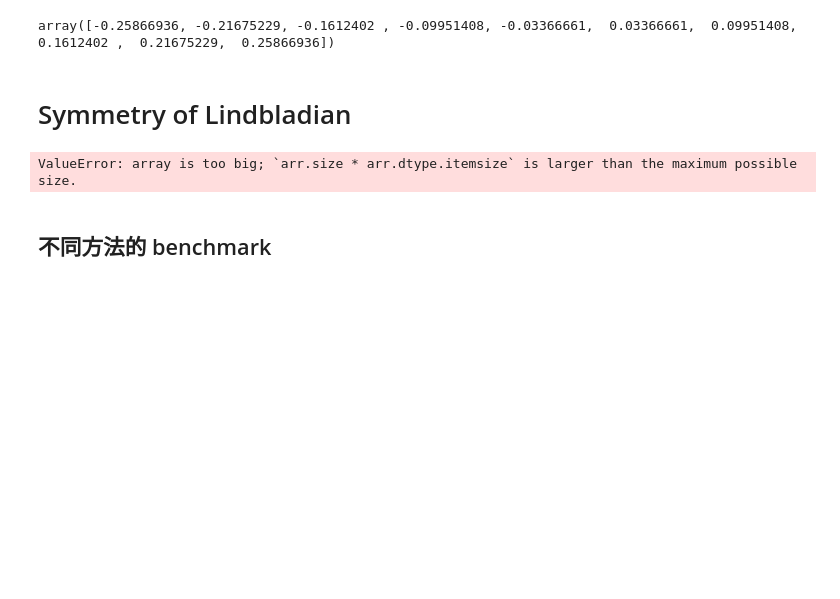
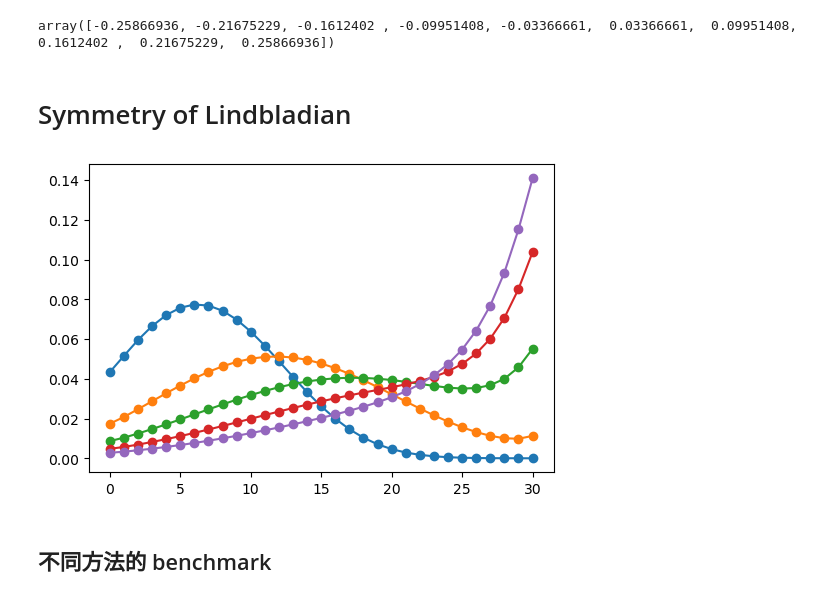
Before and after one commit to zhuhaodavid/quante, a Jupyter notebook: example/ed/evolve.ipynb, the cells around one changed output. Cells and saved outputs as stored; diff of their text form; code cells hidden in the pictures; blank space fills up the shorter version.

```diff
--- a/example/ed/evolve.ipynb
+++ b/example/ed/evolve.ipynb
@@ -107,55 +107,51 @@ array([-0.25866936, -0.21675229, -0.1612402 , -0.09951408, -0.03366661,  0.03366
 # %%
 import quante as qt
 import numpy as np
 
 op = qt.generate.operas
 
 L = 31
 J = 1.
 gamma_R = 1.0
 gamma_L = 0.5
 
 ham = op.builder()
 for i in range(L-1):
     ham += "+-", [i+1, i], -J
     ham += "+-", [i, i+1], -J
 ham = ham.build()
 
 jump_R = [np.sqrt(gamma_R) * op.pm(i+1,i) for i in range(L-1)]
 jump_L = [np.sqrt(gamma_L) * op.pm(i,i+1) for i in range(L-1)]
 jump_ops = jump_R + jump_L
 liou = op.super_oper.Lindbladian(L, ham, jump_ops)
 
-basis = qt.generate.basis.spin_super_basis(L=L, Nup2=1)
+basis = qt.generate.basis.spin_super_basis(L=L, Ndiff=0, Nup=2)
 liou_mat = liou.to_matrix(basis=basis, pauli=False, sparse=False)
 
 state = qt.generate.state.product_state(['up']+['dn']*(L-1), Nup=1)
-# print(state.shape)
-# rhoinit = basis.project(np.outer(state, state).reshape(-1))
-basis.projection_matrix()
-# print(rhoinit.dtype)
-# print(rhoinit.shape)
+rhoinit = basis.project(np.outer(state, state).reshape(-1),  Nup2=[1,1])
 
-# basis0 = qt.generate.basis.spin_basis(L=L, Nup=1)
-# particle_number_mat = []
-# for i in range(L):
-#     n_i = op.n(i).to_matrix(basis=basis0, pauli=False, sparse=False).reshape(-1)
-#     n_i_proj = basis.project(n_i, Nup2=1).reshape(-1)
-#     particle_number_mat.append(n_i_proj)
-# measure = lambda t, rho: [n @ rho.reshape(-1) for n in particle_number_mat]
+basis0 = qt.generate.basis.spin_basis(L=L, Nup=1)
+particle_number_mat = []
+for i in range(L):
+    n_i = op.n(i).to_matrix(basis=basis0, pauli=False, sparse=False).reshape(-1)
+    n_i_proj = basis.project(n_i, Nup2=[1,1]).reshape(-1)
+    particle_number_mat.append(n_i_proj)
+measure = lambda t, rho: [n @ rho.reshape(-1) for n in particle_number_mat]
 
-# res = qt.linalg.evolve_and_measure(
-#     liou_mat, rhoinit, [10, 20, 30, 40, 50],
-#     measure=measure, matrix_role='generator'
-# )
+res = qt.linalg.evolve_and_measure(
+    liou_mat, rhoinit, [10, 20, 30, 40, 50],
+    measure=measure, matrix_role='generator'
+)
 
 
-# import matplotlib.pyplot as plt
-# fig = plt.figure(figsize=(6, 4))
-# ax = fig.add_subplot(1, 1, 1)
-# ax.plot(res.T, "o-");
+import matplotlib.pyplot as plt
+fig = plt.figure(figsize=(6, 4))
+ax = fig.add_subplot(1, 1, 1)
+ax.plot(res.T, "o-");
 # %% [output]
-ValueError: array is too big; `arr.size * arr.dtype.itemsize` is larger than the maximum possible size.
+[figure, added]
 # %% [markdown]
 ## 不同方法的 benchmark
 # %%
```
Also changed, not shown: parts of 11 cells of this notebook, 28 other files.
